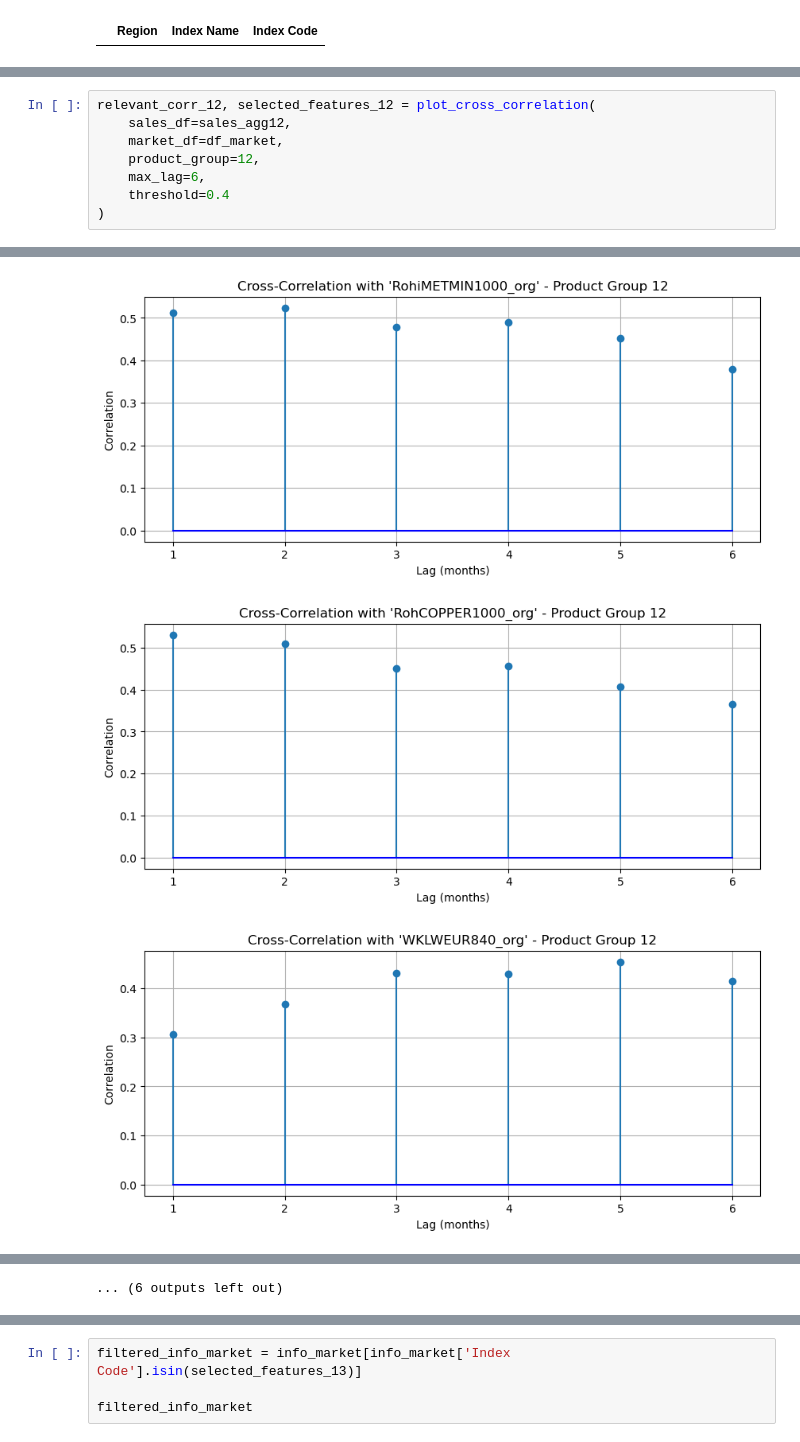
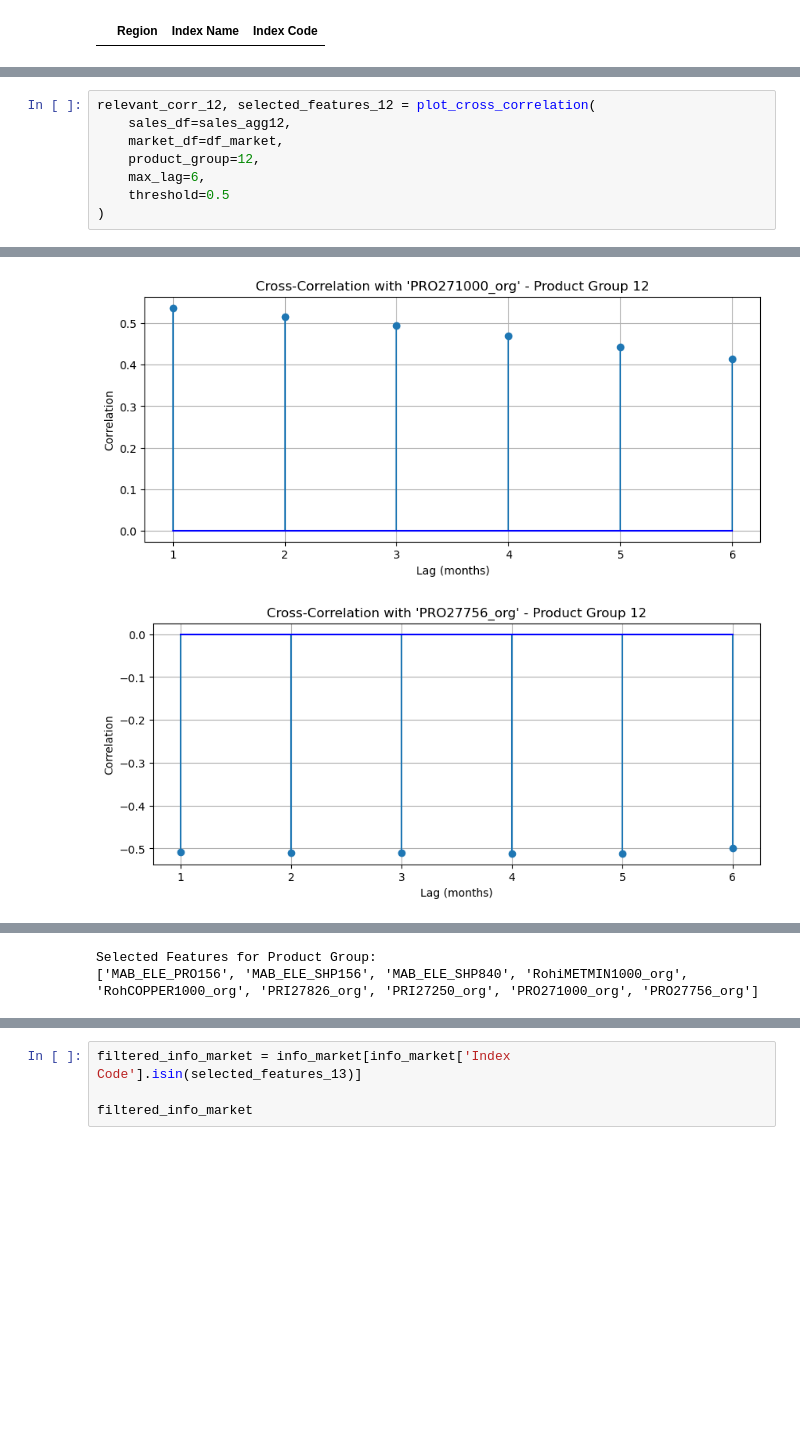
Before and after one commit to philippedut/BC_DA_Siemens, a Jupyter notebook: Notebooks/Feature_selection_real.ipynb, the cells around one changed output, grey strips where cells are left out. Cells and saved outputs as stored; diff of their text form; blank space fills up the shorter version.

```diff
--- a/Notebooks/Feature_selection_real.ipynb
+++ b/Notebooks/Feature_selection_real.ipynb
@@ -441,7 +263,7 @@ relevant_corr_12, selected_features_12 = plot_cross_correlation(
     market_df=df_market,
     product_group=12,
     max_lag=6,
-    threshold=0.4
+    threshold=0.5
 )
 # %% [output]
 [figure]
@@ -454,3 +276,2 @@ relevant_corr_12, selected_features_12 = plot_cross_correlation(
-[figure, old version]
+[figure, new version]
-[figure, old version]
+[figure, new version]
-[figure, removed]
@@ -459 +278,2 @@ relevant_corr_12, selected_features_12 = plot_cross_correlation(
-... (6 outputs left out)
+Selected Features for Product Group:
+['MAB_ELE_PRO156', 'MAB_ELE_SHP156', 'MAB_ELE_SHP840', 'RohiMETMIN1000_org', 'RohCOPPER1000_org', 'PRI27826_org', 'PRI27250_org', 'PRO271000_org', 'PRO27756_org']
```
Also changed, not shown: parts of 83 cells of this notebook, 1 other file.
